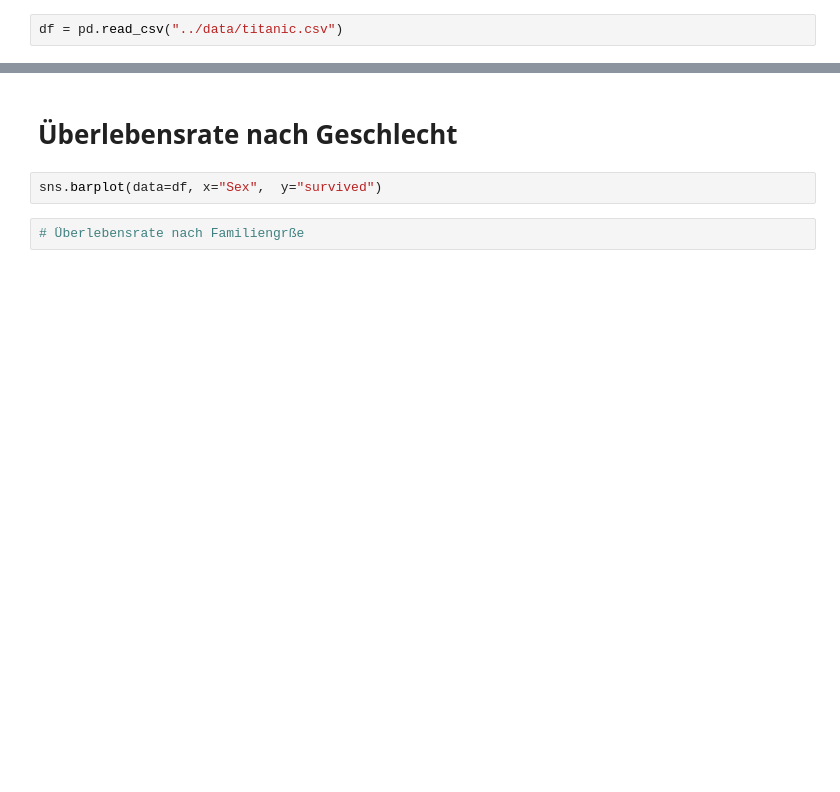
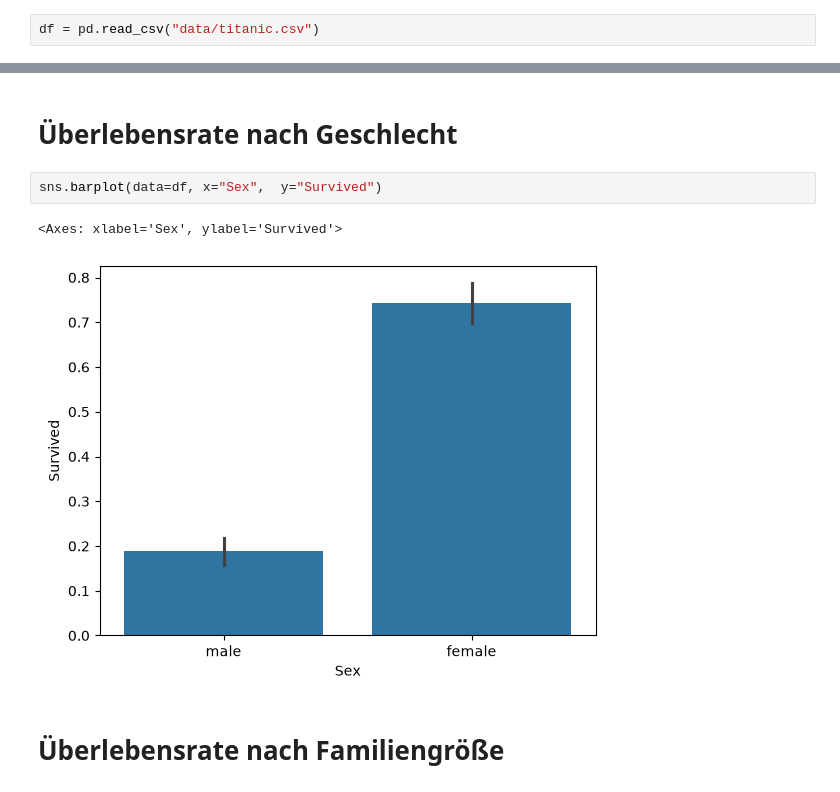
Before and after one commit to Nico-Wan3/ML_Titanic, a Jupyter notebook: nico.ipynb, the cells around one changed output, grey strips where cells are left out. Drawn from its saved outputs; the diff is of its cells as text; blank space fills up the shorter version.

```diff
--- a/nico.ipynb
+++ b/nico.ipynb
@@ -2,7 +2,7 @@
 import pandas as pd
 import seaborn as sns
 # %%
-df = pd.read_csv("../data/titanic.csv")
+df = pd.read_csv("data/titanic.csv")
 # %% [markdown]
 # Überlebensrate nach Klasse
 # %%
@@ -16,9 +22,12 @@ sns.barplot(data=df, x="AgeGroup", y="Survived")
 # %% [markdown]
 # Überlebensrate nach Geschlecht
 # %%
-sns.barplot(data=df, x="Sex",  y="survived")
+sns.barplot(data=df, x="Sex",  y="Survived")
+# %% [output]
+<Axes: xlabel='Sex', ylabel='Survived'>
+[figure, added]
-# %%
-# Überlebensrate nach Familiengrße
+# %% [markdown]
+# Überlebensrate nach Familiengröße
 # %%
 df["FamilySize"] = df["SibSp"] + df["Parch"] + 1
 sns.barplot(data=df, x="FamilySize", y="Survived")
```
Also changed, not shown: parts of 3 cells of this notebook.
